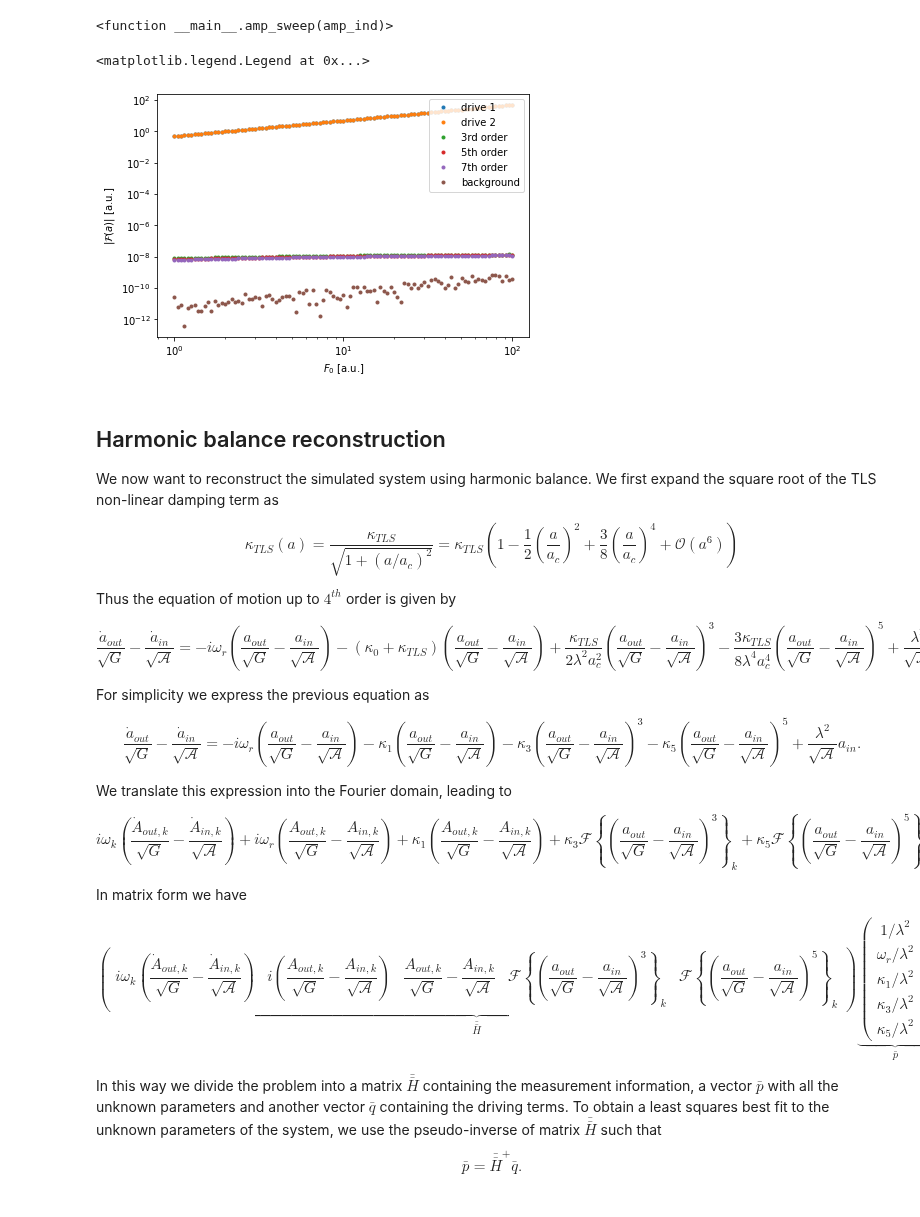
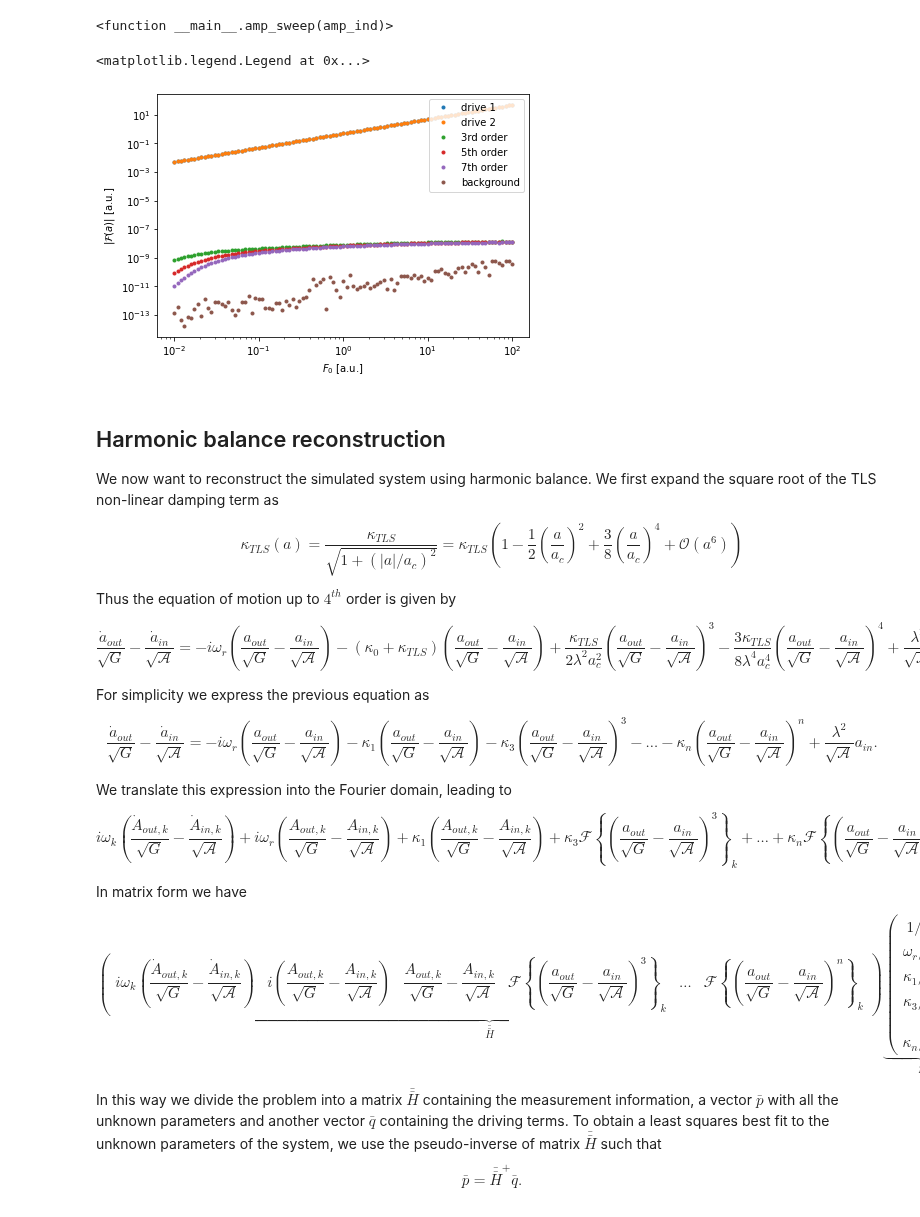
Before and after one commit to jcrivera-hdez/Scripts, a Jupyter notebook: data-analysis/TLS/HB-TLS_Model-Simulation.ipynb, the cells around one changed output. Saved outputs shown, nothing was run; the diff lists cells and outputs as text; code cells hidden in the pictures.

Commit message:
Update HB-TLS_Model-Simulation.ipynb
Rerun to clear parameters
Add phase dependence on simulation (untested)

```diff
--- a/data-analysis/TLS/HB-TLS_Model-Simulation.ipynb
+++ b/data-analysis/TLS/HB-TLS_Model-Simulation.ipynb
@@ -648,17 +649,20 @@ We analyze the power dependence of the IMPs as a function of the drive power.
 For that we sweep the parameter $F_0$.
 # %%
 # Power Sweep
-F0_arr = np.logspace(0, 2, 101)
+F0_arr = np.logspace(-2, 2, 101)
 
 # Spectra arrays
-A_arr = np.zeros((len(F0_arr), N), dtype=np.complex)
-Ain_arr = np.zeros_like(A_arr)
+A_F0 = np.zeros((len(F0_arr), N), dtype=np.complex)
+Ain_F0 = np.zeros_like(A_F0)
+a_all_F0 = np.zeros((len(F0_arr), len(t_all)), dtype=np.complex)
+a_F0 = np.zeros_like(A_F0)
+ain_F0 = np.zeros_like(A_F0)
 
 # Power sweep
 with tqdm(total=len(F0_arr), ncols=80) as pbar:
 
     for F0_ind, F0_val in enumerate(F0_arr):
         # Simulation section
-        A_arr[F0_ind], Ain_arr[F0_ind], a_all, a_arr, ain_arr, f_arr, t_arr, drive_arr, imp_ind_arr = nonlinear_simulation(f0, κ0, κtls, ac, λ, f1, f2, F0_val)
+        A_F0[F0_ind], Ain_F0[F0_ind], a_all_F0[F0_ind], a_F0[F0_ind], ain_F0[F0_ind], f, t, drive, imp_ind = nonlinear_simulation(f0, κ0, κtls, ac, λ, f1, f2, F0_val)
 
         pbar.update(1)
@@ -707,41 +705,36 @@ widgets.interact(amp_sweep,
 # %%
 # Plot the 3rd, 5th and 7th IMP strength as a function of drive power
 fig6, ax6 = plt.subplots(1)
-ax6.loglog(F0_arr, np.abs(A_arr[:, 954]), '.', label='drive 1')
-ax6.loglog(F0_arr, np.abs(A_arr[:, 956]), '.', label='drive 2')
-ax6.loglog(F0_arr, np.abs(A_arr[:, 956+2]), '.', label='3rd order' )
-ax6.loglog(F0_arr, np.abs(A_arr[:, 956+4]), '.', label='5th order' )
-ax6.loglog(F0_arr, np.abs(A_arr[:, 956+6]), '.', label='7th order' )
-ax6.loglog(F0_arr, np.abs(A_arr[:, -1]), '.', label='background' )
+plot_paramdependence(F0_arr, A_F0, ax6)
 ax6.set_xlabel('$F_0$ [a.u.]')
 ax6.set_ylabel('$|\mathcal{F}(a)|$ [a.u.]')
 ax6.legend()
 # %% [output]
 <matplotlib.legend.Legend at 0x...>
-[figure, old version]
+[figure, new version]
 # %% [markdown]
 ## Harmonic balance reconstruction
 
 We now want to reconstruct the simulated system using harmonic balance.
 We first expand the square root of the TLS non-linear damping term as
 
-$$ \kappa_{TLS}(a) = \dfrac{ \kappa_{TLS}}{\sqrt{1+ \left( a/a_c \right)^2}} = \kappa_{TLS} \left( 1 - \dfrac{1}{2} \left( \dfrac{a}{a_c} \right)^2 + \dfrac{3}{8} \left( \dfrac{a}{a_c} \right)^4 + \mathcal{O}(a^6) \right)  $$
+$$ \kappa_{TLS}(a) = \dfrac{ \kappa_{TLS}}{\sqrt{1+ \left( |a|/a_c \right)^2}} = \kappa_{TLS} \left( 1 - \dfrac{1}{2} \left( \dfrac{a}{a_c} \right)^2 + \dfrac{3}{8} \left( \dfrac{a}{a_c} \right)^4 + \mathcal{O}(a^6) \right)  $$
 
 Thus the equation of motion up to $4^{th}$ order is given by
 
-$$ \dfrac{\dot{a}_{out}}{\sqrt{G}} - \dfrac{\dot{a}_{in}}{\sqrt{\mathcal{A}}} = -i \omega_r \left( \dfrac{a_{out}}{\sqrt{G}} - \dfrac{a_{in}}{\sqrt{\mathcal{A}}} \right) - (\kappa_0+\kappa_{TLS}) \left( \dfrac{a_{out}}{\sqrt{G}} - \dfrac{a_{in}}{\sqrt{\mathcal{A}}} \right) + \dfrac{\kappa_{TLS}}{2 \lambda^2 a_c^2} \left( \dfrac{a_{out}}{\sqrt{G}} - \dfrac{a_{in}}{\sqrt{\mathcal{A}}} \right)^3 - \dfrac{3 \kappa_{TLS}}{8 \lambda^4 a_c^4} \left( \dfrac{a_{out}}{\sqrt{G}} - \dfrac{a_{in}}{\sqrt{\mathcal{A}}} \right)^5 + \dfrac{\lambda^2}{\sqrt{\mathcal{A}}}a_{in}. $$
+$$ \dfrac{\dot{a}_{out}}{\sqrt{G}} - \dfrac{\dot{a}_{in}}{\sqrt{\mathcal{A}}} = -i \omega_r \left( \dfrac{a_{out}}{\sqrt{G}} - \dfrac{a_{in}}{\sqrt{\mathcal{A}}} \right) - (\kappa_0+\kappa_{TLS}) \left( \dfrac{a_{out}}{\sqrt{G}} - \dfrac{a_{in}}{\sqrt{\mathcal{A}}} \right) + \dfrac{\kappa_{TLS}}{2 \lambda^2 a_c^2} \left( \dfrac{a_{out}}{\sqrt{G}} - \dfrac{a_{in}}{\sqrt{\mathcal{A}}} \right)^3 - \dfrac{3 \kappa_{TLS}}{8 \lambda^4 a_c^4} \left( \dfrac{a_{out}}{\sqrt{G}} - \dfrac{a_{in}}{\sqrt{\mathcal{A}}} \right)^4 + \dfrac{\lambda^2}{\sqrt{\mathcal{A}}}a_{in}. $$
 
 For simplicity we express the previous equation as
 
-$$ \dfrac{\dot{a}_{out}}{\sqrt{G}} - \dfrac{\dot{a}_{in}}{\sqrt{\mathcal{A}}} = -i \omega_r \left( \dfrac{a_{out}}{\sqrt{G}} - \dfrac{a_{in}}{\sqrt{\mathcal{A}}} \right) - \kappa_1 \left( \dfrac{a_{out}}{\sqrt{G}} - \dfrac{a_{in}}{\sqrt{\mathcal{A}}} \right) - \kappa_3 \left( \dfrac{a_{out}}{\sqrt{G}} - \dfrac{a_{in}}{\sqrt{\mathcal{A}}} \right)^3 - \kappa_5 \left( \dfrac{a_{out}}{\sqrt{G}} - \dfrac{a_{in}}{\sqrt{\mathcal{A}}} \right)^5 + \dfrac{\lambda^2}{\sqrt{\mathcal{A}}}a_{in}. $$
+$$ \dfrac{\dot{a}_{out}}{\sqrt{G}} - \dfrac{\dot{a}_{in}}{\sqrt{\mathcal{A}}} = -i \omega_r \left( \dfrac{a_{out}}{\sqrt{G}} - \dfrac{a_{in}}{\sqrt{\mathcal{A}}} \right) - \kappa_1 \left( \dfrac{a_{out}}{\sqrt{G}} - \dfrac{a_{in}}{\sqrt{\mathcal{A}}} \right) - \kappa_3 \left( \dfrac{a_{out}}{\sqrt{G}} - \dfrac{a_{in}}{\sqrt{\mathcal{A}}} \right)^3 - \dots - \kappa_n \left( \dfrac{a_{out}}{\sqrt{G}} - \dfrac{a_{in}}{\sqrt{\mathcal{A}}} \right)^n + \dfrac{\lambda^2}{\sqrt{\mathcal{A}}}a_{in}. $$
 
 We translate this expression into the Fourier domain, leading to
 
-$$ i \omega_k \left( \dfrac{\dot{A}_{out,k}}{\sqrt{G}} - \dfrac{\dot{A}_{in,k}}{\sqrt{\mathcal{A}}} \right) + i \omega_r \left( \dfrac{A_{out,k}}{\sqrt{G}} - \dfrac{A_{in,k}}{\sqrt{\mathcal{A}}} \right) + \kappa_1 \left( \dfrac{A_{out,k}}{\sqrt{G}} - \dfrac{A_{in,k}}{\sqrt{\mathcal{A}}} \right) + \kappa_3 \mathscr{F}\left\{ \left( \dfrac{a_{out}}{\sqrt{G}} - \dfrac{a_{in}}{\sqrt{\mathcal{A}}} \right)^3 \right\}_k + \kappa_5 \mathscr{F}\left\{ \left( \dfrac{a_{out}}{\sqrt{G}} - \dfrac{a_{in}}{\sqrt{\mathcal{A}}} \right)^5 \right\}_k = \dfrac{\lambda^2}{\sqrt{\mathcal{A}}}A_{in,k}. $$
+$$ i \omega_k \left( \dfrac{\dot{A}_{out,k}}{\sqrt{G}} - \dfrac{\dot{A}_{in,k}}{\sqrt{\mathcal{A}}} \right) + i \omega_r \left( \dfrac{A_{out,k}}{\sqrt{G}} - \dfrac{A_{in,k}}{\sqrt{\mathcal{A}}} \right) + \kappa_1 \left( \dfrac{A_{out,k}}{\sqrt{G}} - \dfrac{A_{in,k}}{\sqrt{\mathcal{A}}} \right) + \kappa_3 \mathscr{F}\left\{ \left( \dfrac{a_{out}}{\sqrt{G}} - \dfrac{a_{in}}{\sqrt{\mathcal{A}}} \right)^3 \right\}_k + \dots + \kappa_n \mathscr{F}\left\{ \left( \dfrac{a_{out}}{\sqrt{G}} - \dfrac{a_{in}}{\sqrt{\mathcal{A}}} \right)^n \right\}_k = \dfrac{\lambda^2}{\sqrt{\mathcal{A}}}A_{in,k}. $$
 
 In matrix form we have
 
-$$ \underbrace{\begin{pmatrix} i \omega_k \left( \dfrac{\dot{A}_{out,k}}{\sqrt{G}} - \dfrac{\dot{A}_{in,k}}{\sqrt{\mathcal{A}}} \right) & i \left( \dfrac{A_{out,k}}{\sqrt{G}} - \dfrac{A_{in,k}}{\sqrt{\mathcal{A}}} \right) & \dfrac{A_{out,k}}{\sqrt{G}} - \dfrac{A_{in,k}}{\sqrt{\mathcal{A}}} & \mathscr{F}\left\{ \left( \dfrac{a_{out}}{\sqrt{G}} - \dfrac{a_{in}}{\sqrt{\mathcal{A}}} \right)^3 \right\}_k & \mathscr{F}\left\{ \left( \dfrac{a_{out}}{\sqrt{G}} - \dfrac{a_{in}}{\sqrt{\mathcal{A}}} \right)^5 \right\}_k \end{pmatrix}}_{\bar{\bar{H}}}  \underbrace{\begin{pmatrix} 1/\lambda^2 \\ \omega_r/\lambda^2 \\ \kappa_1/\lambda^2 \\ \kappa_3/\lambda^2 \\ \kappa_5/\lambda^2 \end{pmatrix}}_{\bar{p}} = \underbrace{\dfrac{A_{in,k}}{\sqrt{\mathcal{A}}}}_{\bar{q}}. $$
+$$ \underbrace{\begin{pmatrix} i \omega_k \left( \dfrac{\dot{A}_{out,k}}{\sqrt{G}} - \dfrac{\dot{A}_{in,k}}{\sqrt{\mathcal{A}}} \right) & i \left( \dfrac{A_{out,k}}{\sqrt{G}} - \dfrac{A_{in,k}}{\sqrt{\mathcal{A}}} \right) & \dfrac{A_{out,k}}{\sqrt{G}} - \dfrac{A_{in,k}}{\sqrt{\mathcal{A}}} & \mathscr{F}\left\{ \left( \dfrac{a_{out}}{\sqrt{G}} - \dfrac{a_{in}}{\sqrt{\mathcal{A}}} \right)^3 \right\}_k & \dots & \mathscr{F}\left\{ \left( \dfrac{a_{out}}{\sqrt{G}} - \dfrac{a_{in}}{\sqrt{\mathcal{A}}} \right)^n \right\}_k \end{pmatrix}}_{\bar{\bar{H}}}  \underbrace{\begin{pmatrix} 1/\lambda^2 \\ \omega_r/\lambda^2 \\ \kappa_1/\lambda^2 \\ \kappa_3/\lambda^2 \\ \vdots \\\kappa_n/\lambda^2 \end{pmatrix}}_{\bar{p}} = \underbrace{\dfrac{A_{in,k}}{\sqrt{\mathcal{A}}}}_{\bar{q}}. $$
 
 In this way we divide the problem into a matrix $\bar{\bar{H}}$ containing the measurement information, a vector $\bar{p}$ with all the unknown parameters and another vector $\bar{q}$ containing the driving terms. To obtain a least squares best fit to the unknown parameters of the system, we use the pseudo-inverse of matrix $\bar{\bar{H}}$ such that
 $$ \bar{p} = \bar{\bar{H}}^+ \bar{q}. $$
```
Also changed, not shown: parts of 40 cells of this notebook.
